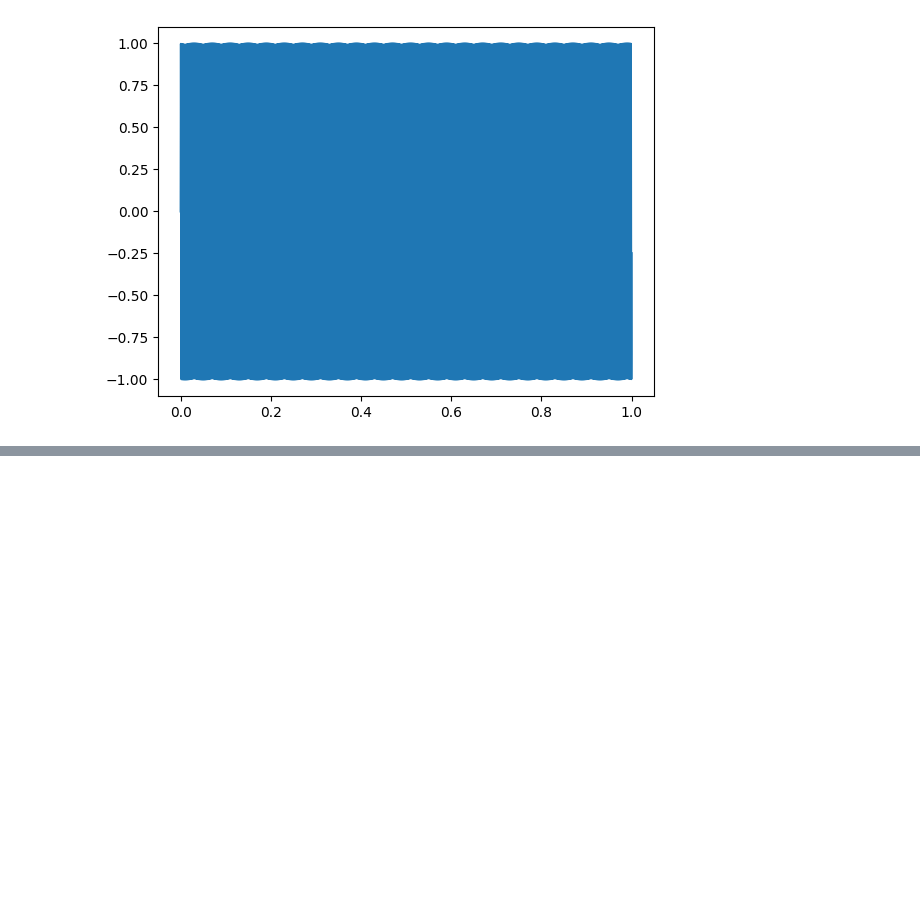
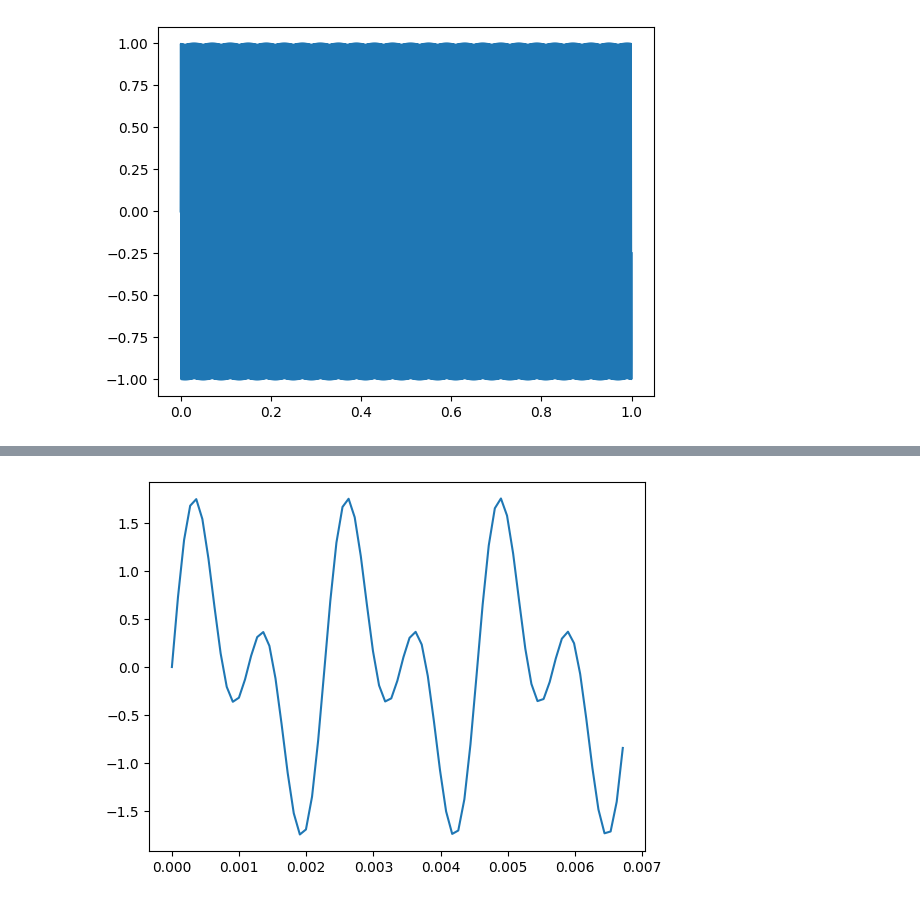
Before and after one commit to JoaoVLima/computerpiano, a Jupyter notebook: audio.ipynb, the cells around one changed output, grey strips where cells are left out. Saved outputs shown, nothing was run; the diff lists cells and outputs as text; code cells hidden in the pictures; blank space fills up the shorter version.

```diff
--- a/audio.ipynb
+++ b/audio.ipynb
@@ -47,0 +171,10 @@ audio
+# %%
+from thinkdsp import SinSignal
+sinoide1 = SinSignal()
+sinoide2 = SinSignal(880)
+# %%
+onda = sinoide + sinoide2
+# %%
+onda.plot()
+# %% [output]
+[figure, added]
```
Also changed, not shown: parts of 9 cells of this notebook, 2 other files.
